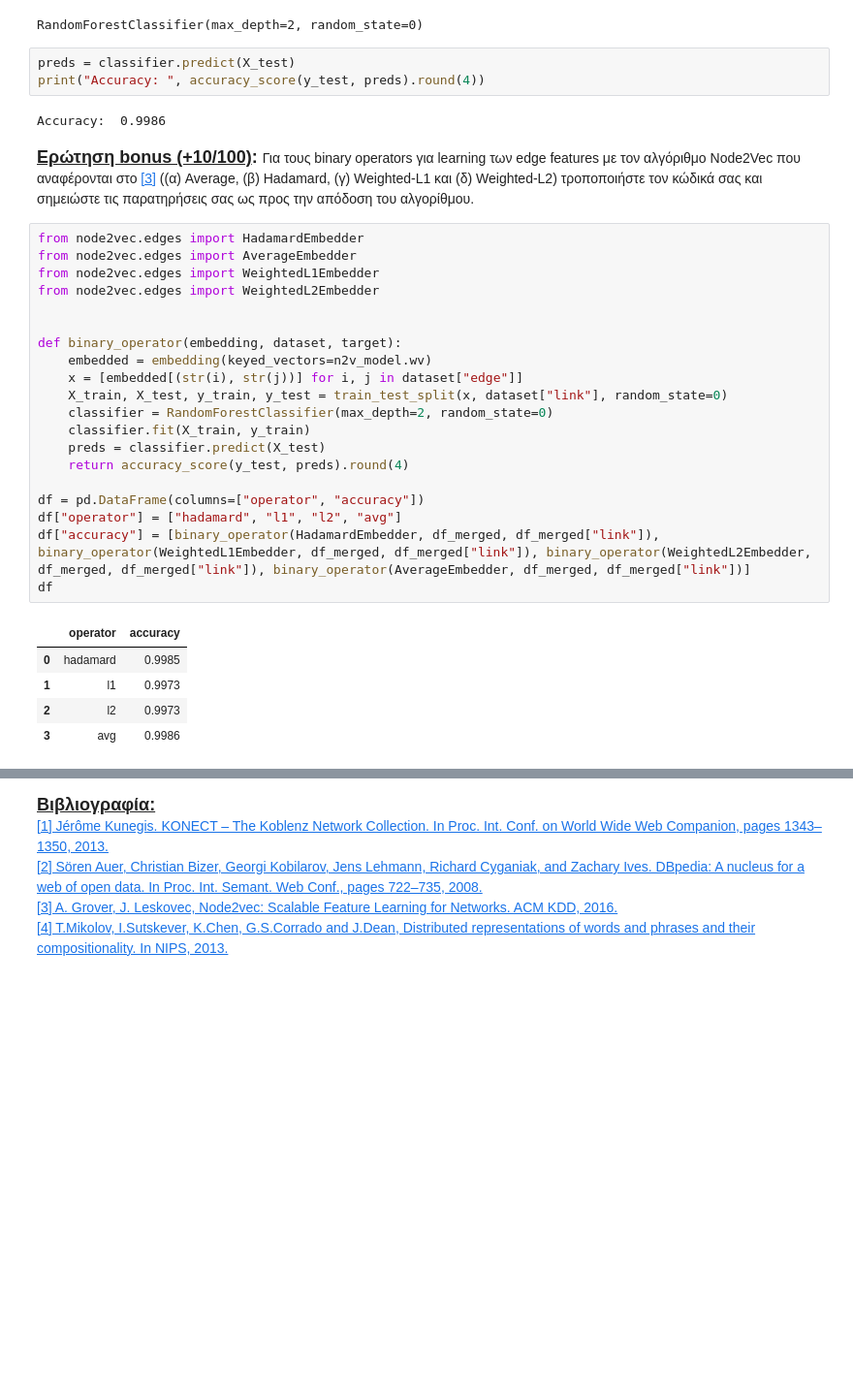
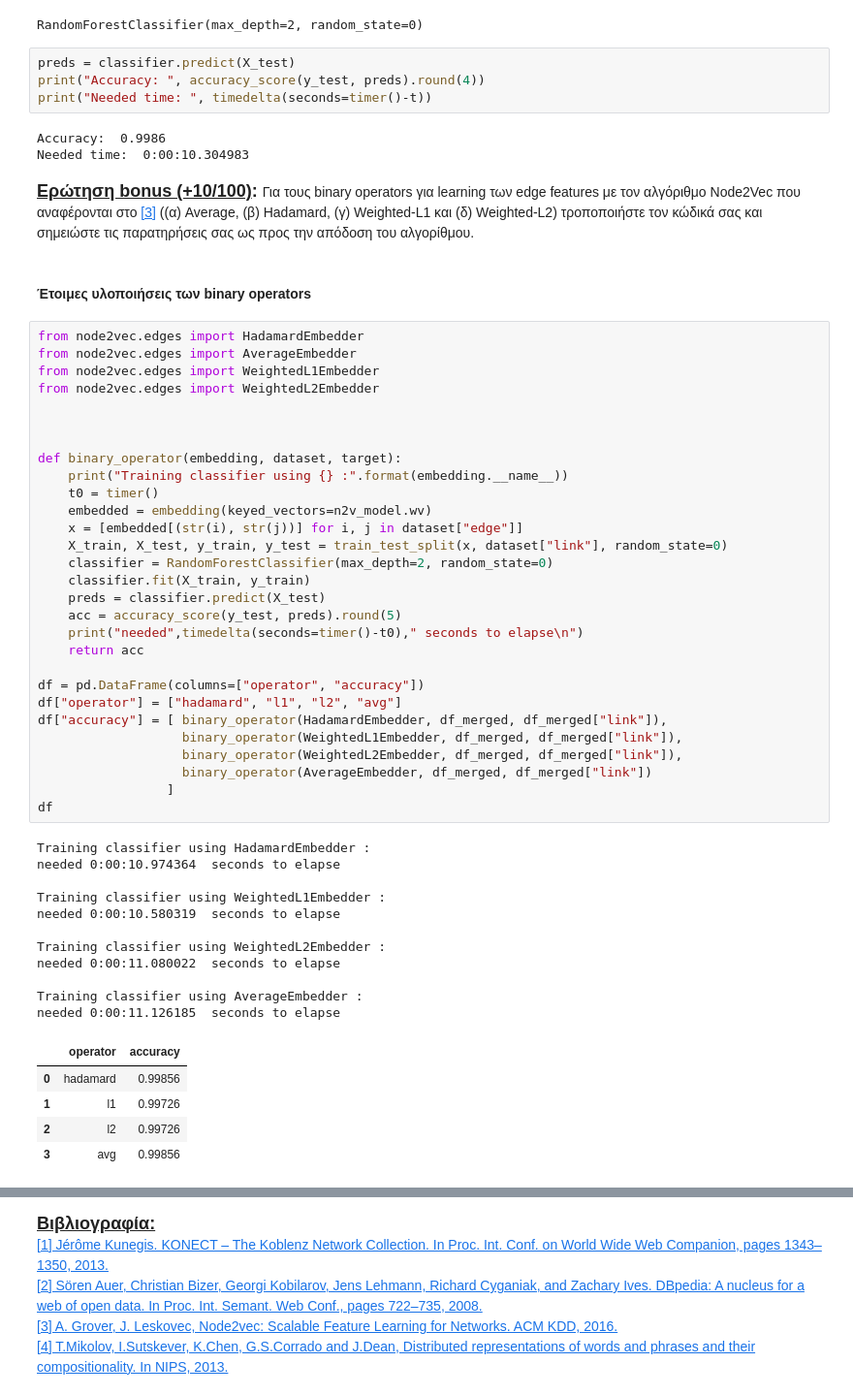
Before and after one commit to NicoleMp2/SocialNetworksAnalysis, a Jupyter notebook: ass3/ΑΚΔ_3η_Άσκηση_student_version.ipynb, the cells around one changed output, grey strips where cells are left out. Shown: that part at 97% size. Cells and saved outputs as stored; diff of their text form; blank space fills up the shorter version.

```diff
--- a/ass3/ΑΚΔ_3η_Άσκηση_student_version.ipynb
+++ b/ass3/ΑΚΔ_3η_Άσκηση_student_version.ipynb
@@ -385,33 +382,57 @@ RandomForestClassifier(max_depth=2, random_state=0)
 # %%
 preds = classifier.predict(X_test)
 print("Accuracy: ", accuracy_score(y_test, preds).round(4))
+print("Needed time: ", timedelta(seconds=timer()-t))
 # %% [output]
 Accuracy:  0.9986
+Needed time:  0:00:10.304983
 # %% [markdown]
 <html><font size=4> <B><U>Ερώτηση bonus (+10/100)</U><B>: </font>Για τους binary operators για learning των edge features με τον αλγόριθμο Node2Vec που αναφέρονται στο <a href="https://cs.stanford.edu/~jure/pubs/node2vec-kdd16.pdf">[3]</a> ((α) Average, (β) Hadamard, (γ) Weighted-L1 και (δ) Weighted-L2) τροποποιήστε τoν κώδικά σας και σημειώστε τις παρατηρήσεις σας ως προς την απόδοση του αλγορίθμου.</font></html>
+# %% [markdown]
+#### Έτοιμες υλοποιήσεις των binary operators
 # %%
 from node2vec.edges import HadamardEmbedder
 from node2vec.edges import AverageEmbedder
 from node2vec.edges import WeightedL1Embedder
 from node2vec.edges import WeightedL2Embedder
 
 
+
 def binary_operator(embedding, dataset, target):
+    print("Training classifier using {} :".format(embedding.__name__))
+    t0 = timer()
     embedded = embedding(keyed_vectors=n2v_model.wv)
     x = [embedded[(str(i), str(j))] for i, j in dataset["edge"]]
     X_train, X_test, y_train, y_test = train_test_split(x, dataset["link"], random_state=0)
     classifier = RandomForestClassifier(max_depth=2, random_state=0)
     classifier.fit(X_train, y_train)
     preds = classifier.predict(X_test)
-    return accuracy_score(y_test, preds).round(4)
+    acc = accuracy_score(y_test, preds).round(5)
+    print("needed",timedelta(seconds=timer()-t0)," seconds to elapse\n")
+    return acc
 
 df = pd.DataFrame(columns=["operator", "accuracy"])
 df["operator"] = ["hadamard", "l1", "l2", "avg"]
-df["accuracy"] = [binary_operator(HadamardEmbedder, df_merged, df_merged["link"]), binary_operator(WeightedL1Embedder, df_merged, df_merged["link"]), binary_operator(WeightedL2Embedder, df_merged, df_merged["link"]), binary_operator(AverageEmbedder, df_merged, df_merged["link"])]
+df["accuracy"] = [ binary_operator(HadamardEmbedder, df_merged, df_merged["link"]),
+                   binary_operator(WeightedL1Embedder, df_merged, df_merged["link"]),
+                   binary_operator(WeightedL2Embedder, df_merged, df_merged["link"]),
+                   binary_operator(AverageEmbedder, df_merged, df_merged["link"])
+                 ]
 df
 # %% [output]
+Training classifier using HadamardEmbedder :
+needed 0:00:10.974364  seconds to elapse
+
+Training classifier using WeightedL1Embedder :
+needed 0:00:10.580319  seconds to elapse
+
+Training classifier using WeightedL2Embedder :
+needed 0:00:11.080022  seconds to elapse
+
+Training classifier using AverageEmbedder :
+needed 0:00:11.126185  seconds to elapse
 |  | operator | accuracy |
-| 0 | hadamard | 0.9985 |
-| 1 | l1 | 0.9973 |
-| 2 | l2 | 0.9973 |
-| 3 | avg | 0.9986 |
+| 0 | hadamard | 0.99856 |
+| 1 | l1 | 0.99726 |
+| 2 | l2 | 0.99726 |
+| 3 | avg | 0.99856 |
```
Also changed, not shown: parts of 14 cells of this notebook.
